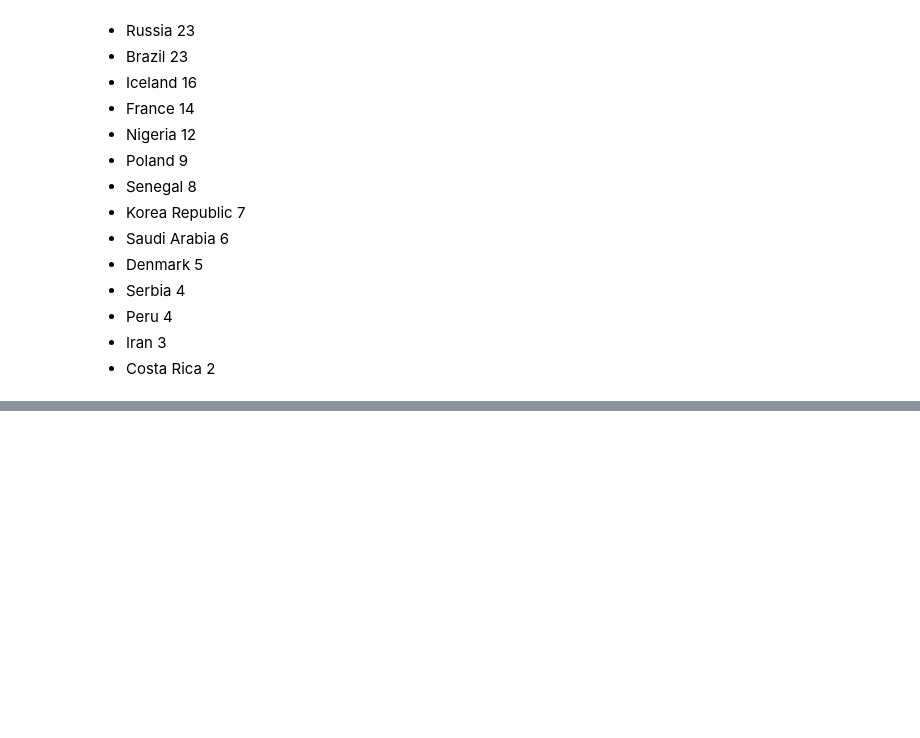
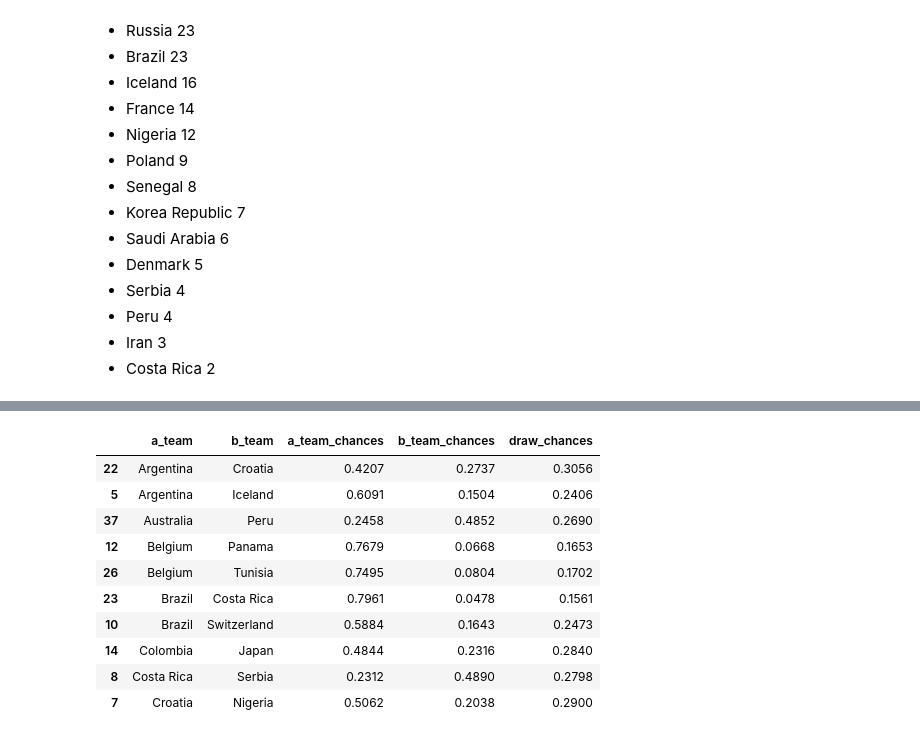
Before and after one commit to MikeStrenk/Modeling-the-World-Cup-2018, a Jupyter notebook: worldcup2018_predictions.ipynb, the cells around one changed output, grey strips where cells are left out. Cells and saved outputs as stored; diff of their text form; code cells hidden in the pictures; blank space fills up the shorter version.

```diff
--- a/worldcup2018_predictions.ipynb
+++ b/worldcup2018_predictions.ipynb
@@ -1000,0 +1000,14 @@ Results from running the world cup simulation 1000 times
+# %%
+five38.head(10)
+# %% [output]
+|  | a_team | b_team | a_team_chances | b_team_chances | draw_chances |
+| 22 | Argentina | Croatia | 0.4207 | 0.2737 | 0.3056 |
+| 5 | Argentina | Iceland | 0.6091 | 0.1504 | 0.2406 |
+| 37 | Australia | Peru | 0.2458 | 0.4852 | 0.2690 |
+| 12 | Belgium | Panama | 0.7679 | 0.0668 | 0.1653 |
+| 26 | Belgium | Tunisia | 0.7495 | 0.0804 | 0.1702 |
+| 23 | Brazil | Costa Rica | 0.7961 | 0.0478 | 0.1561 |
+| 10 | Brazil | Switzerland | 0.5884 | 0.1643 | 0.2473 |
+| 14 | Colombia | Japan | 0.4844 | 0.2316 | 0.2840 |
+| 8 | Costa Rica | Serbia | 0.2312 | 0.4890 | 0.2798 |
+| 7 | Croatia | Nigeria | 0.5062 | 0.2038 | 0.2900 |
```
Also changed, not shown: parts of 6 cells of this notebook, 11 other files.
